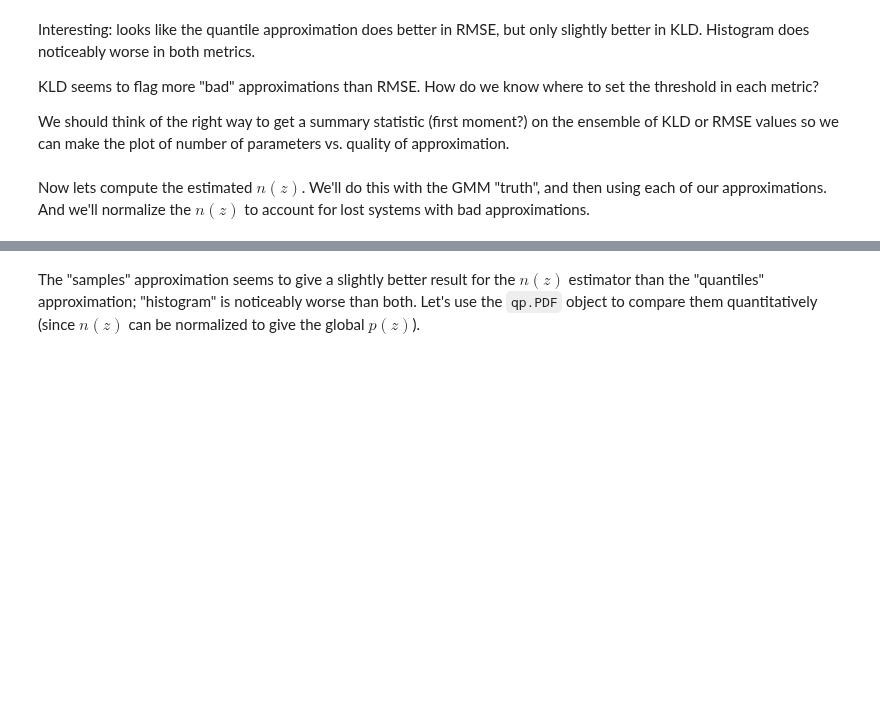
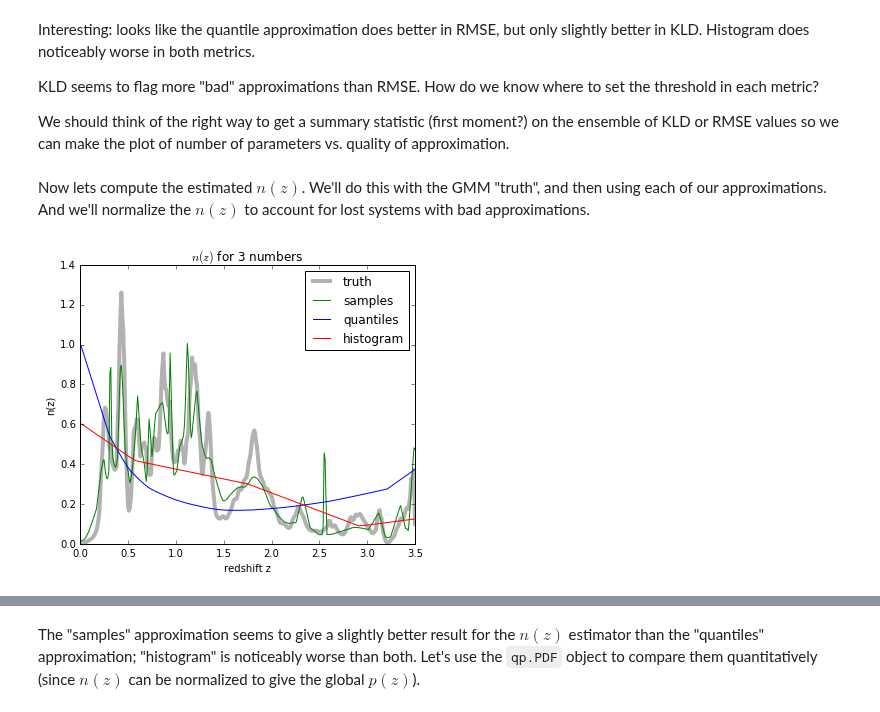
Before and after one commit to aimalz/qp, a Jupyter notebook: docs/desc-0000-qp-photo-z_approximation/research/data_exploration.ipynb, the cells around one changed output, grey strips where cells are left out. Saved outputs shown, nothing was run; the diff lists cells and outputs as text; code cells hidden in the pictures; blank space fills up the shorter version.

```diff
--- a/docs/desc-0000-qp-photo-z_approximation/research/data_exploration.ipynb
+++ b/docs/desc-0000-qp-photo-z_approximation/research/data_exploration.ipynb
@@ -159,5 +201,5 @@ def analyze(chosen, N_floats, vb=False, z=None):
 
     return result
 # %%
-N_floats = 100
-x = analyze(14, N_floats=N_floats, z=z, vb=False)
+# N_floats = 100
+# x = analyze(14, N_floats=N_floats, z=z, vb=False)
@@ -177,10 +248,16 @@ OK, now lets's loop over the first 100 galaxies and the number of parameters, an
 %%time
 numbers = [3, 10, 30, 100, 300]
 n_numbers = len(numbers)
-all_results = []
-for N in numbers:
+all_results = {}
+
+def one_analysis(N):
     results = []
     for i in range(100):
         results.append(analyze(i, N_floats=N, z=z))
         if i%10 == 0: print('.', end='')
-    all_results.append(results)
+    all_results[str(N)] = results
+    return
+
+pool = Pool(3)
+for N in numbers:
+    pool.map(one_analysis, numbers)
@@ -187,3 +266,3 @@ for N in numbers:
 # %%
-# with open('all_results.pkl', 'wb') as result_file:
-#     pickle.dump(all_results, result_file)
+with open('all_results.pkl', 'wb') as result_file:
+    pickle.dump(all_results, result_file)
@@ -196,14 +273,14 @@ with open('all_results.pkl', 'rb') as result_file:
 all_KLD, all_RMSE = [], []
 for n in range(n_numbers):
     KLD, RMSE = {}, {}
-    for approximation in all_results[n][0]['KLD'].keys():
+    for approximation in all_results[str(numbers[n])][0]['KLD'].keys():
         x = np.array([])
         for k in range(len(results)):
-            x = np.append(x, all_results[n][k]['KLD'][approximation])
+            x = np.append(x, all_results[str(numbers[n])][k]['KLD'][approximation])
         KLD[approximation] = x
         x = np.array([])
         for k in range(len(results)):
-            x = np.append(x, all_results[n][k]['RMSE'][approximation])
+            x = np.append(x, all_results[str(numbers[n])][k]['RMSE'][approximation])
         RMSE[approximation] = x
     all_KLD.append(KLD)
     all_RMSE.append(RMSE)
@@ -255,7 +334,7 @@ all_x = []
 all_y = []
 
 for i in range(n_numbers):
-    results = all_results[i]
+    results = all_results[str(numbers[i])]
     n = {}
 
     # Pull out all truths and compute the average at each z:
@@ -264,31 +343,33 @@ for i in range(n_numbers):
     for approx in ['samples', 'quantiles', 'histogram']:
         y[approx] = np.zeros([len(z), len(results)])
         for k in range(len(results)):
             y[approx][:,k] = results[k]['approximation'][approx]
     for k in range(len(results)):
         x[:,k] = results[k]['truth']
 
     # Now do the averaging to make the estimators:
     n['truth'] = np.mean(x, axis=1)
     for approx in ['samples', 'quantiles', 'histogram']:
         n[approx] = np.mean(y[approx], axis=1)
 
     all_n.append(n)
     all_x.append(x)
     all_y.append(y)
 
     # Note: this uses the samples' KDE to make the approximation. We could (and
     # should!) also try simply concatenating the samples and histogramming them.
 
     # Plot truth and all the approximations.
     # The NaNs in the histogram approximation make that unplottable for now.
     plt.subplot(n_numbers, 1, i+1)#+n_numbers)
     plt.title(r'$n(z)$ for '+str(numbers[i])+' numbers')
     plt.plot(z, n['truth'], color='black', lw=4, alpha=0.3, label='truth')
     for k in ['samples', 'quantiles', 'histogram']:
         plt.plot(z, n[k], label=k, color=colors[k])
     plt.xlabel('redshift z')
     plt.ylabel('n(z)')
     plt.legend();
 plt.savefig('nz_comparison.png')
+# %% [output]
+[figure, added]
 # %%
```
Also changed, not shown: parts of 24 cells of this notebook.
